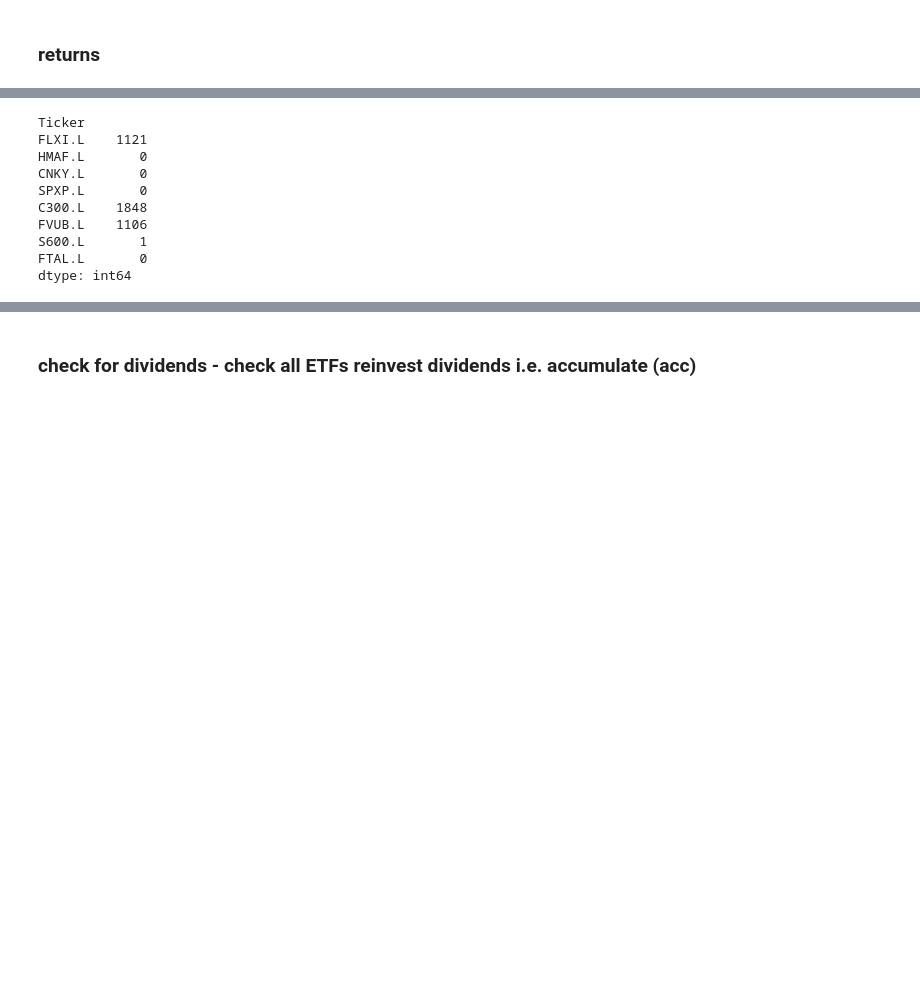
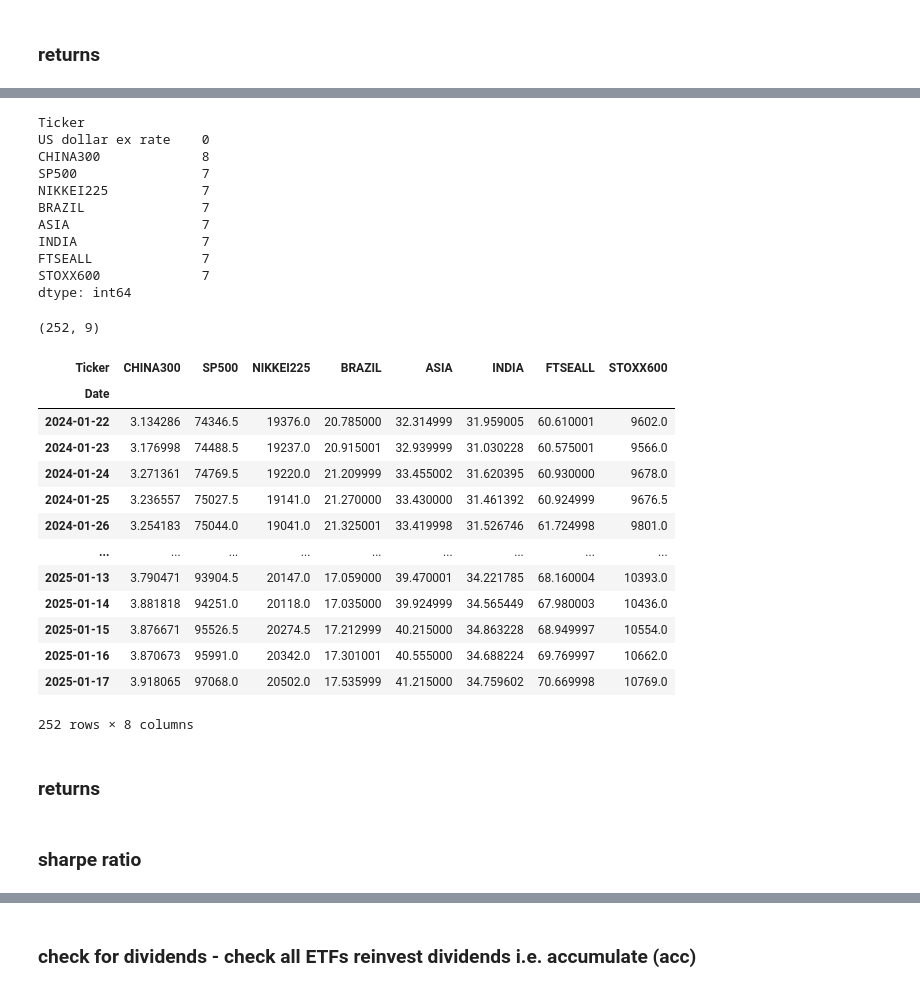
Before and after one commit to MarkEHolland/financial-newsfeed, a Jupyter notebook: notebooks/etf.ipynb, the cells around one changed output, grey strips where cells are left out. Saved outputs shown, nothing was run; the diff lists cells and outputs as text; code cells hidden in the pictures; blank space fills up the shorter version.

```diff
--- a/notebooks/etf.ipynb
+++ b/notebooks/etf.ipynb
@@ -143,13 +133,21 @@ yf_df.tail(20)
+# %%
+for i in ticker_currency_dict:
+    if ticker_currency_dict[i]== 'USD':
+        # convert column
+        yf_df[i] = yf_df[i].multiply(yf_df["USDGBP=X"], axis="index")
+# %%
+yf_name_df = yf_df.rename(columns=ticker_dict)
 # %%
-yf_df.isnull().sum()
+yf_name_df.isnull().sum()
 # %% [output]
 Ticker
-FLXI.L    1121
-HMAF.L       0
-CNKY.L       0
-SPXP.L       0
-C300.L    1848
-FVUB.L    1106
-S600.L       1
-FTAL.L       0
+US dollar ex rate    0
+CHINA300             8
+SP500                7
+NIKKEI225            7
+BRAZIL               7
+ASIA                 7
+INDIA                7
+FTSEALL              7
+STOXX600             7
 dtype: int64
@@ -157,0 +154,27 @@ dtype: int64
+# %%
+yf_name_df.dropna(inplace=True)
+# %%
+yf_name_df.shape
+# %% [output]
+(252, 9)
+# %%
+yf_name_df.drop(columns="US dollar ex rate", axis=0, inplace=True)
+# %%
+yf_name_df
+# %% [output]
+| Ticker | CHINA300 | SP500 | NIKKEI225 | BRAZIL | ASIA | INDIA | FTSEALL | STOXX600 |
+| Date |  |  |  |  |  |  |  |  |
+| 2024-01-22 | 3.134286 | 74346.5 | 19376.0 | 20.785000 | 32.314999 | 31.959005 | 60.610001 | 9602.0 |
+| 2024-01-23 | 3.176998 | 74488.5 | 19237.0 | 20.915001 | 32.939999 | 31.030228 | 60.575001 | 9566.0 |
+| 2024-01-24 | 3.271361 | 74769.5 | 19220.0 | 21.209999 | 33.455002 | 31.620395 | 60.930000 | 9678.0 |
+| 2024-01-25 | 3.236557 | 75027.5 | 19141.0 | 21.270000 | 33.430000 | 31.461392 | 60.924999 | 9676.5 |
+| 2024-01-26 | 3.254183 | 75044.0 | 19041.0 | 21.325001 | 33.419998 | 31.526746 | 61.724998 | 9801.0 |
+| ... | ... | ... | ... | ... | ... | ... | ... | ... |
+| 2025-01-13 | 3.790471 | 93904.5 | 20147.0 | 17.059000 | 39.470001 | 34.221785 | 68.160004 | 10393.0 |
+| 2025-01-14 | 3.881818 | 94251.0 | 20118.0 | 17.035000 | 39.924999 | 34.565449 | 67.980003 | 10436.0 |
+| 2025-01-15 | 3.876671 | 95526.5 | 20274.5 | 17.212999 | 40.215000 | 34.863228 | 68.949997 | 10554.0 |
+| 2025-01-16 | 3.870673 | 95991.0 | 20342.0 | 17.301001 | 40.555000 | 34.688224 | 69.769997 | 10662.0 |
+| 2025-01-17 | 3.918065 | 97068.0 | 20502.0 | 17.535999 | 41.215000 | 34.759602 | 70.669998 | 10769.0 |
+252 rows × 8 columns
+# %% [markdown]
+### returns
@@ -157,0 +192,2 @@ dtype: int64
+# %% [markdown]
+### sharpe ratio
```
Also changed, not shown: parts of 59 cells of this notebook.
